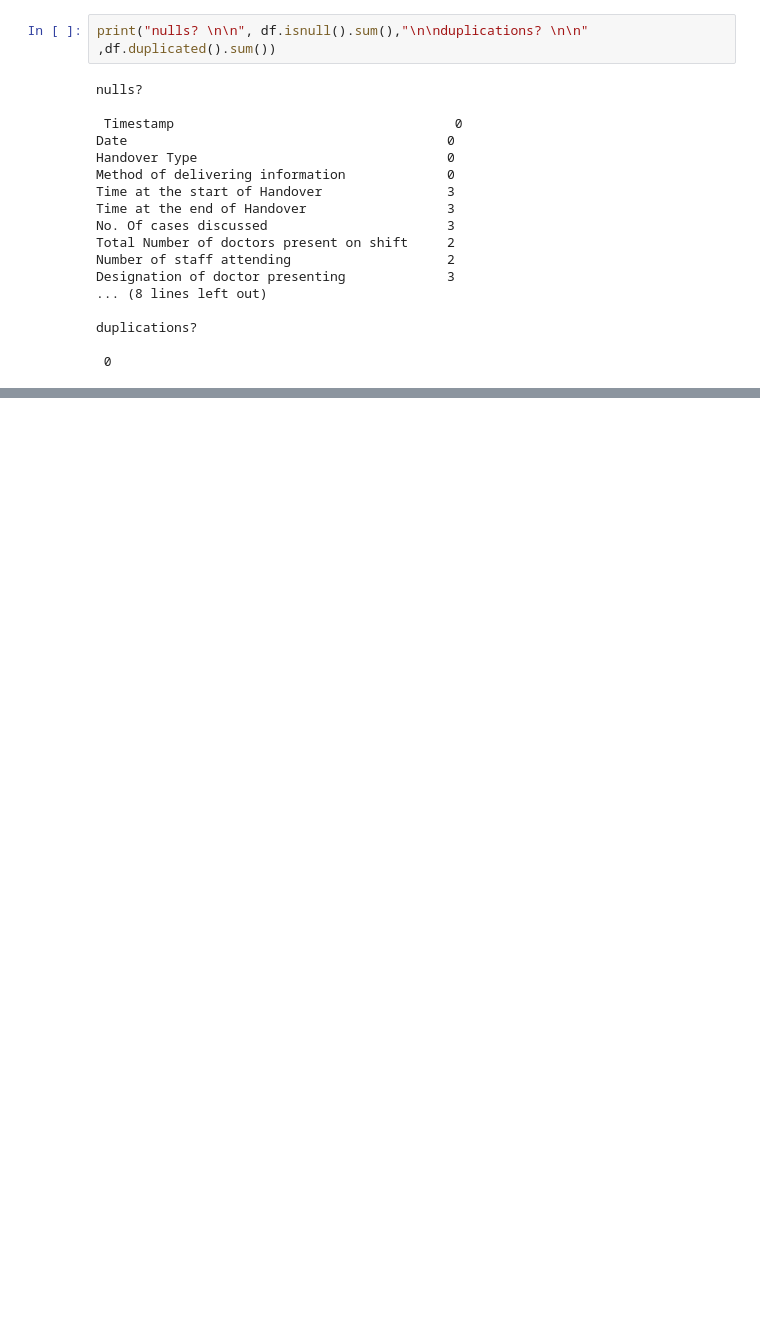
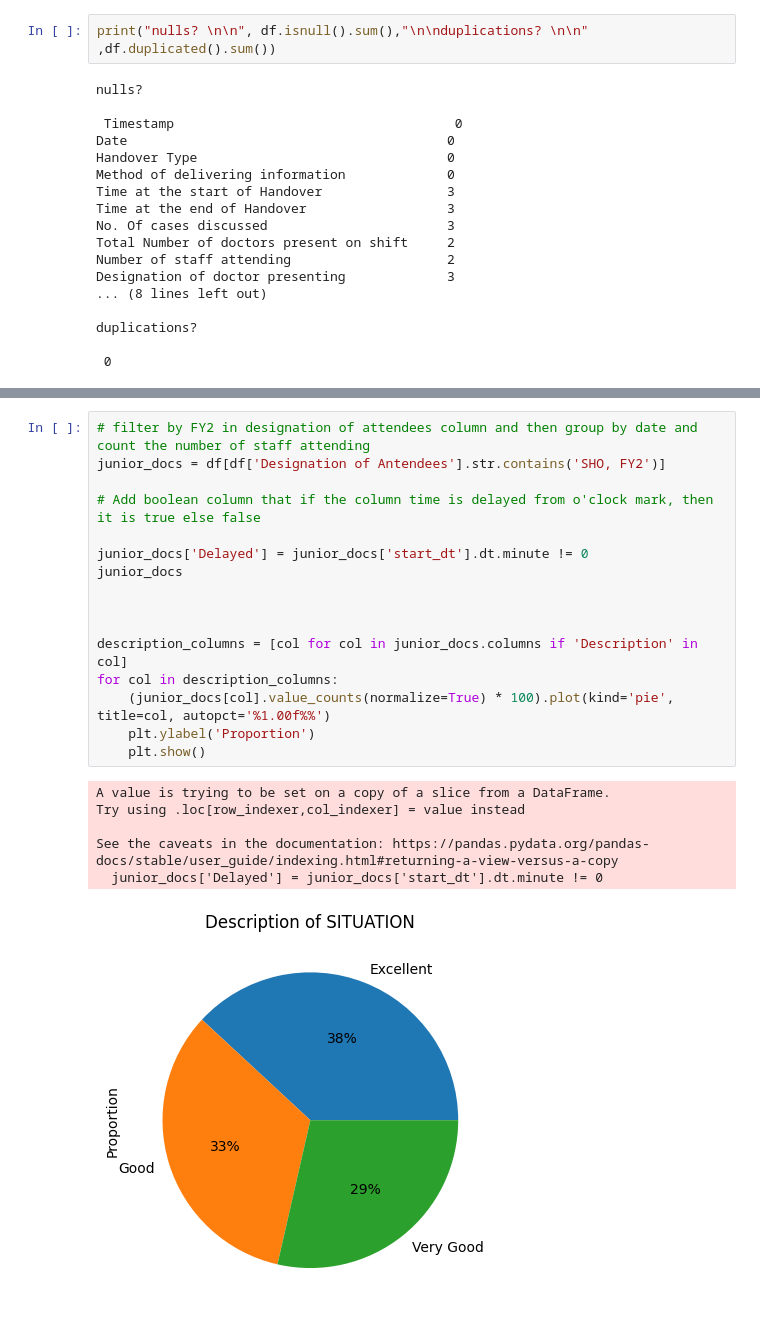
Before and after one commit to AbdulTheAutomator/minal_ahmad, a Jupyter notebook: handover-eda.ipynb, the cells around one changed output, grey strips where cells are left out. Saved outputs shown, nothing was run; the diff lists cells and outputs as text; blank space fills up the shorter version.

```diff
--- a/handover-eda.ipynb
+++ b/handover-eda.ipynb
@@ -123,0 +132,23 @@ Index(['Timestamp', 'Date', 'Handover Type',
+# %%
+# filter by FY2 in designation of attendees column and then group by date and count the number of staff attending
+junior_docs = df[df['Designation of Antendees'].str.contains('SHO, FY2')]
+
+# Add boolean column that if the column time is delayed from o'clock mark, then it is true else false
+
+junior_docs['Delayed'] = junior_docs['start_dt'].dt.minute != 0
+junior_docs
+
+
+
+description_columns = [col for col in junior_docs.columns if 'Description' in col]
+for col in description_columns:
+    (junior_docs[col].value_counts(normalize=True) * 100).plot(kind='pie', title=col, autopct='%1.00f%%')
+    plt.ylabel('Proportion')
+    plt.show()
+# %% [output]
+A value is trying to be set on a copy of a slice from a DataFrame.
+Try using .loc[row_indexer,col_indexer] = value instead
+
+See the caveats in the documentation: https://pandas.pydata.org/pandas-docs/stable/user_guide/indexing.html#returning-a-view-versus-a-copy
+  junior_docs['Delayed'] = junior_docs['start_dt'].dt.minute != 0
+[figure, added]
```
Also changed, not shown: parts of 7 cells of this notebook, 1 other file.
